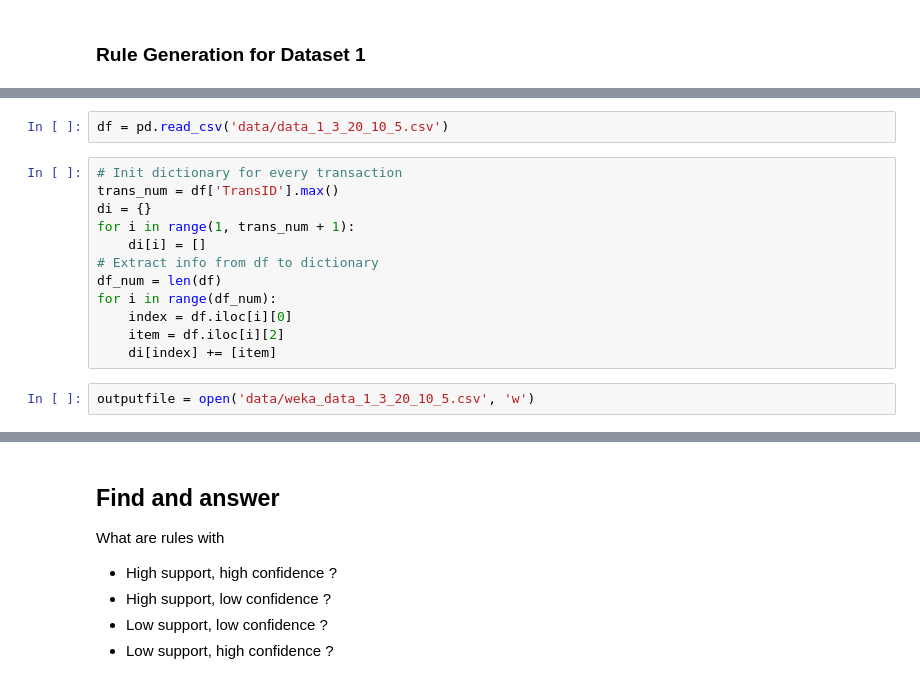
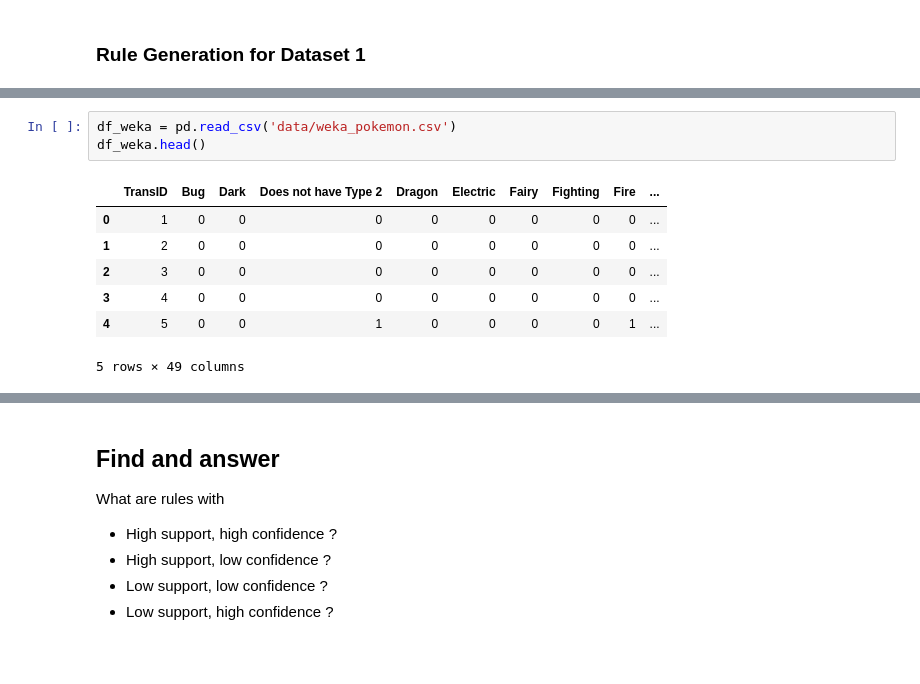
Before and after one commit to kevin110604/DM_association-analysis, a Jupyter notebook: project1.ipynb, the cells around one changed output, grey strips where cells are left out. Saved outputs shown, nothing was run; the diff lists cells and outputs as text; blank space fills up the shorter version.

Commit message:
Add results of WEKA

```diff
--- a/project1.ipynb
+++ b/project1.ipynb
@@ -799,16 +882,11 @@ rule_gen(FreqPat, FreqPat_freq, MINCONF)
 # %%
-df = pd.read_csv('data/data_1_3_20_10_5.csv')
+df_weka = pd.read_csv('data/weka_pokemon.csv')
+df_weka.head()
+# %% [output]
+|  | TransID | Bug | Dark | Does not have Type 2 | Dragon | Electric | Fairy | Fighting | Fire | ... |
+| 0 | 1 | 0 | 0 | 0 | 0 | 0 | 0 | 0 | 0 | ... |
+| 1 | 2 | 0 | 0 | 0 | 0 | 0 | 0 | 0 | 0 | ... |
+| 2 | 3 | 0 | 0 | 0 | 0 | 0 | 0 | 0 | 0 | ... |
+| 3 | 4 | 0 | 0 | 0 | 0 | 0 | 0 | 0 | 0 | ... |
+| 4 | 5 | 0 | 0 | 1 | 0 | 0 | 0 | 0 | 1 | ... |
+5 rows × 49 columns
-# %%
-# Init dictionary for every transaction
-trans_num = df['TransID'].max()
-di = {}
-for i in range(1, trans_num + 1):
-    di[i] = []
-# Extract info from df to dictionary
-df_num = len(df)
-for i in range(df_num):
-    index = df.iloc[i][0]
-    item = df.iloc[i][2]
-    di[index] += [item]
-# %%
-outputfile = open('data/weka_data_1_3_20_10_5.csv', 'w')
```
Also changed, not shown: parts of 43 cells of this notebook, 2 other files.
